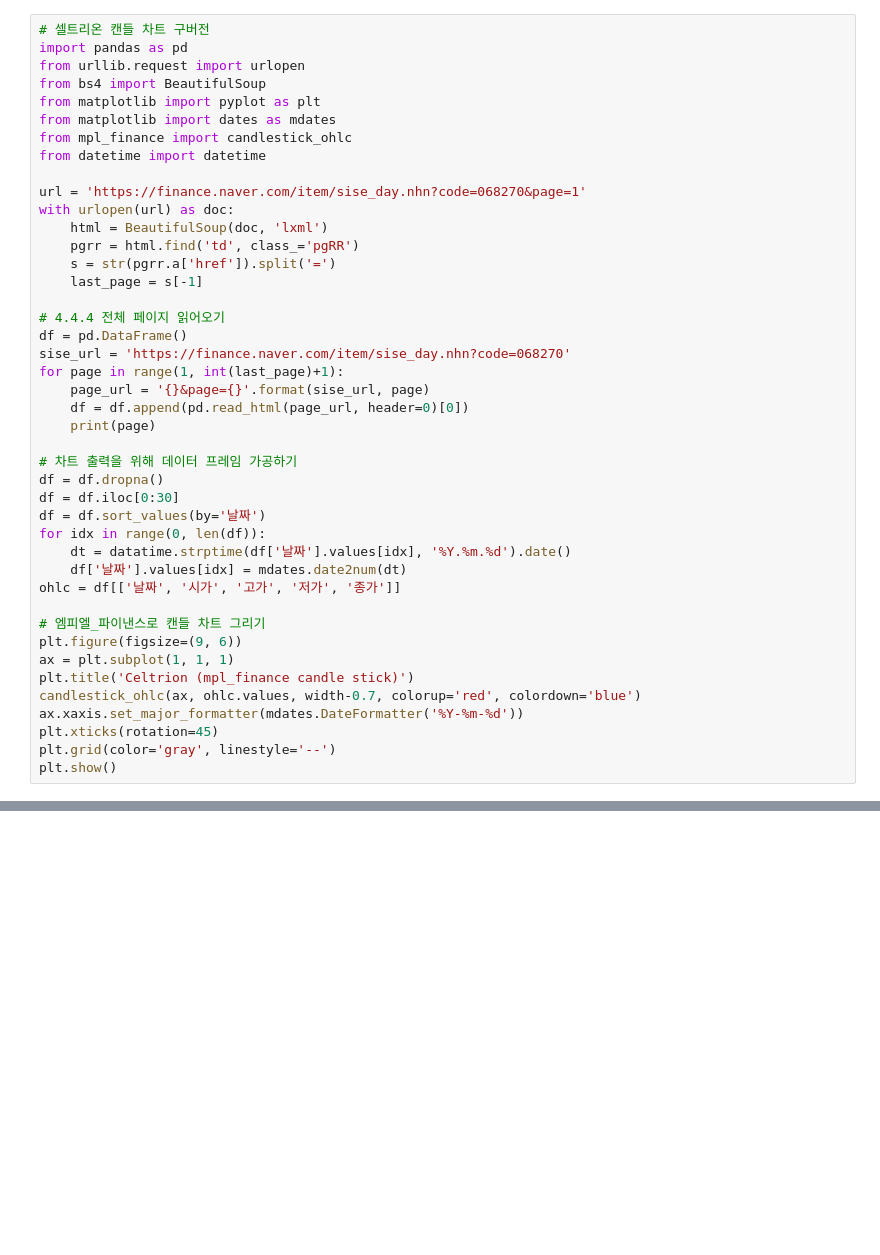
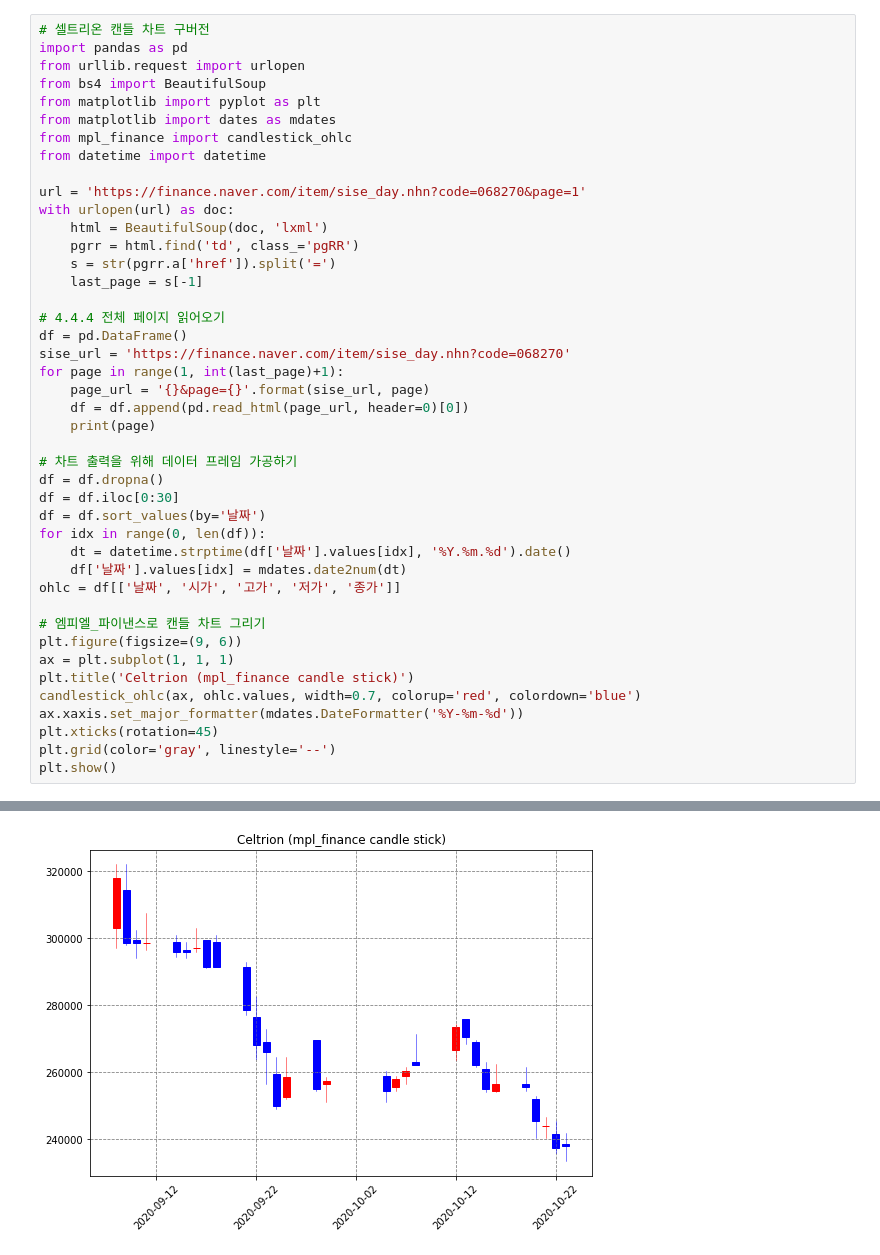
Before and after one commit to yeonhodev/python_stock_trading, a Jupyter notebook: candlechart.ipynb, the cells around one changed output, grey strips where cells are left out. Drawn from its saved outputs; the diff is of its cells as text; blank space fills up the shorter version.

Commit message:
added ohlc chart and customized chart

```diff
--- a/candlechart.ipynb
+++ b/candlechart.ipynb
@@ -28,7 +28,7 @@ df = df.dropna()
 df = df.iloc[0:30]
 df = df.sort_values(by='날짜')
 for idx in range(0, len(df)):
-    dt = datatime.strptime(df['날짜'].values[idx], '%Y.%m.%d').date()
+    dt = datetime.strptime(df['날짜'].values[idx], '%Y.%m.%d').date()
     df['날짜'].values[idx] = mdates.date2num(dt)
 ohlc = df[['날짜', '시가', '고가', '저가', '종가']]
 
@@ -36,7 +36,7 @@ ohlc = df[['날짜', '시가', '고가', '저가', '종가']]
 plt.figure(figsize=(9, 6))
 ax = plt.subplot(1, 1, 1)
 plt.title('Celtrion (mpl_finance candle stick)')
-candlestick_ohlc(ax, ohlc.values, width-0.7, colorup='red', colordown='blue')
+candlestick_ohlc(ax, ohlc.values, width=0.7, colorup='red', colordown='blue')
 ax.xaxis.set_major_formatter(mdates.DateFormatter('%Y-%m-%d'))
 plt.xticks(rotation=45)
 plt.grid(color='gray', linestyle='--')
@@ -45,0 +75 @@ NameError: name 'BeaufifulSoup' is not defined
+[figure, added]
```
Also changed, not shown: parts of 4 cells of this notebook.
